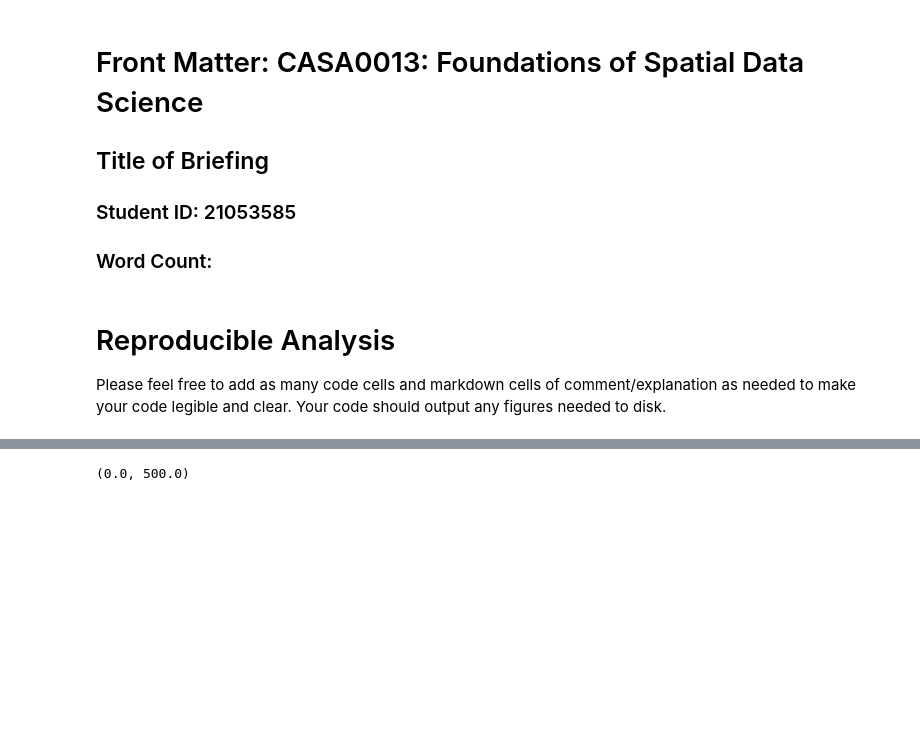
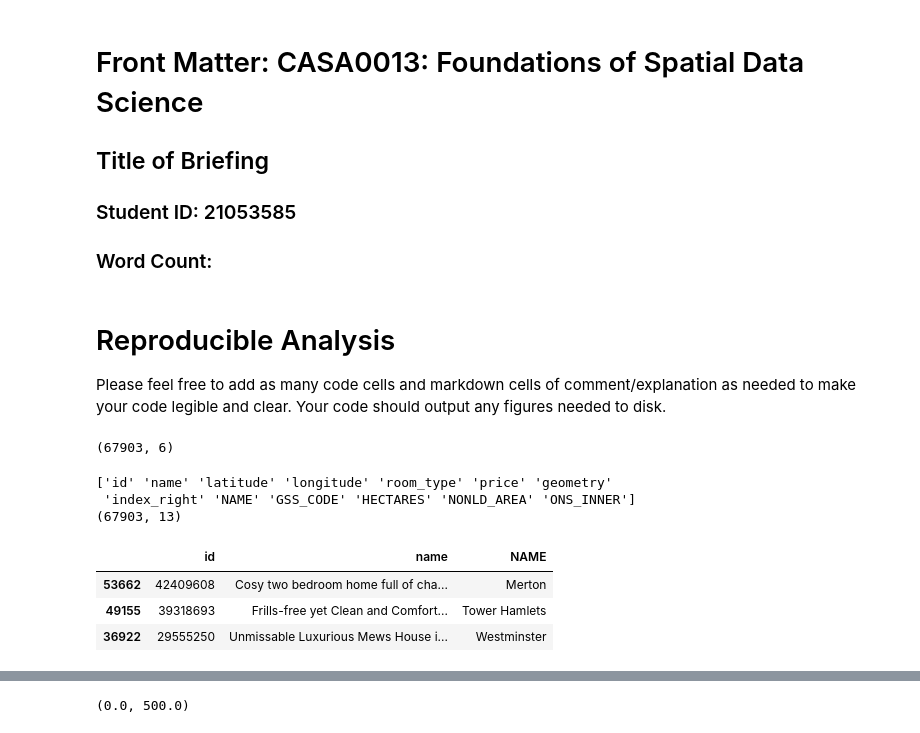
Before and after one commit to ShiraoZhang/i2p, a Jupyter notebook: Assessment-3-Template-Notebook.ipynb, the cells around one changed output, grey strips where cells are left out. Drawn from its saved outputs; the diff is of its cells as text; code cells hidden in the pictures; blank space fills up the shorter version.

```diff
--- a/Assessment-3-Template-Notebook.ipynb
+++ b/Assessment-3-Template-Notebook.ipynb
@@ -31,7 +31,9 @@ df = pd.read_csv(os.path.join('data','raw','listings.csv'), usecols=cols, low_me
 ## Clean the data
 df.drop(df[((df.latitude.isna())|(df.longitude.isna()))].index, axis=0, inplace=True)
 df.drop(df[((df.latitude < 40)|(df.longitude > 1))].index, axis=0, inplace=True)
-# print(df.shape)
+print(df.shape)
+# %% [output]
+(67903, 6)
 # %%
 ## Convert the df into a GeoDataFrame named gdf
 gdf = gpd.GeoDataFrame(df, geometry=gpd.points_from_xy(df.longitude, df.latitude, crs='epsg:4326'))
@@ -39,9 +41,17 @@ gdf = gdf.to_crs('epsg:27700')
 # %%
 ## Associate LA (Local Authority) names to the listings using a spatial join
 gdf_la = gpd.sjoin(gdf, boros, op='within', how='left')
-# print(gdf_la.columns.values)
-# print(gdf_la.shape)
-# gdf_la.sample(3, random_state=42)[['id','name','NAME']]
+print(gdf_la.columns.values)
+print(gdf_la.shape)
+gdf_la.sample(3, random_state=42)[['id','name','NAME']]
+# %% [output]
+['id' 'name' 'latitude' 'longitude' 'room_type' 'price' 'geometry'
+ 'index_right' 'NAME' 'GSS_CODE' 'HECTARES' 'NONLD_AREA' 'ONS_INNER']
+(67903, 13)
+|  | id | name | NAME |
+| 53662 | 42409608 | Cosy two bedroom home full of cha... | Merton |
+| 49155 | 39318693 | Frills-free yet Clean and Comfort... | Tower Hamlets |
+| 36922 | 29555250 | Unmissable Luxurious Mews House i... | Westminster |
 # %%
 ## Tidy Up the data
 gdf_la.drop(columns=['index_right','HECTARES','NONLD_AREA','ONS_INNER'], inplace=True)
```
Also changed, not shown: parts of 6 cells of this notebook.
